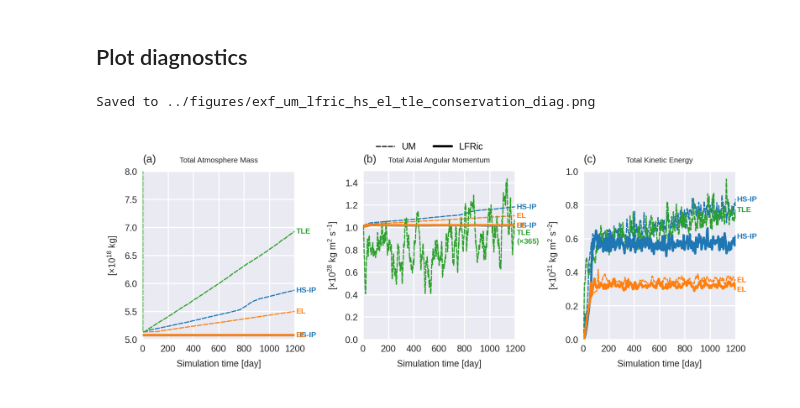
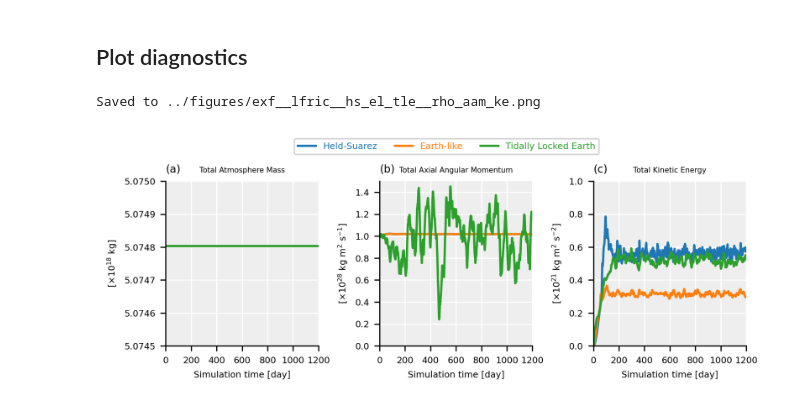
Before and after one commit to dennissergeev/lfric_exo_bench_code, a Jupyter notebook: src/scripts/Conservation-Diags.ipynb, the cells around one changed output. Drawn from its saved outputs; the diff is of its cells as text; code cells hidden in the pictures.

```diff
--- a/src/scripts/Conservation-Diags.ipynb
+++ b/src/scripts/Conservation-Diags.ipynb
@@ -102,7 +100,7 @@ def load_conservation_diag(fnames, convert_to_iris=True):
 SIM_CASES = {
     "hs": {
         "title": "Held-Suarez",
-        "short_title": "HS-IP",
+        "short_title": "HS",  # -IP
         "planet": "earth",
         "kw_plt": {"color": "C0"},
     },
@@ -122,14 +120,14 @@ SIM_CASES = {
 }
 
 MODELS = {
-    "um": {
-        "title": "UM",
-        "timestep": 1200,
-        "get_data": lambda sim_label: load_conservation_diag(
-            (paths.results_raw_um / sim_label).glob("*/conservation_diag.dat")
-        ),
-        "kw_plt": {"linestyle": "--", "dash_capstyle": "round", "linewidth": 0.75},
-    },
+    # "um": {
+    #     "title": "UM",
+    #     "timestep": 1200,
+    #     "get_data": lambda sim_label: load_conservation_diag(
+    #         (paths.results_raw_um / sim_label).glob("*/conservation_diag.dat")
+    #     ),
+    #     "kw_plt": {"linestyle": "--", "dash_capstyle": "round", "linewidth": 0.75},
+    # },
     "lfric": {
         "title": "LFRic",
         "timestep": 1800,
@@ -156,7 +154,7 @@ DIAGS = {
     "rho": {
         "name": "total_atmosphere_mass",
         "tex_units": r"$10^{18}$ $kg$",
-        "lim": [5, 8],
+        "lim": [5.0745, 5.075],
     },
     "aam": {
         "name": "total_axial_angular_momentum",
@@ -170,63 +168,78 @@ DIAGS = {
     },
 }
 # %%
-fig = plt.figure(figsize=(7, 2))
-axd = fig.subplot_mosaic([DIAGS.keys()], gridspec_kw={"wspace": 0.45}, sharex=True)
+fig = plt.figure(figsize=(7, 2), tight_layout=True)
+# fig.suptitle("Conservation diagnostics", y=1.15)
+axd = fig.subplot_mosaic([DIAGS.keys()], gridspec_kw={"wspace": 0.4}, sharex=True)
 iletters = subplot_label_generator()
 for ax in axd.values():
     ax.set_title(f"({next(iletters)})", loc="left")
 
 for model_key, model_prop in MODELS.items():
+    # if model_key == "lfric":
+        # continue
     for diag_key, diag_prop in DIAGS.items():
         ax = axd[diag_key]
-        ax.set_title(capitalise(diag_prop["name"]), size="small")
+        ax.set_title(qplt.capitalise(diag_prop["name"]), size="small")
         ax.set_ylim(diag_prop["lim"])
         ax.set_ylabel(rf"[$\times${diag_prop['tex_units']}]")
         ax.set_xlim(0, 1200)
         ax.set_xticks(np.arange(0, 1201, 200), dtype=int)
         if ax.get_subplotspec().is_last_row():
             ax.set_xlabel("Simulation time [day]")
         ax.spines["right"].set_visible(False)
         ax.spines["top"].set_visible(False)
+        ax.grid(color="w")
+        ax.set_facecolor("#EEEEEE")
 
         for sim_label, sim_prop in SIM_CASES.items():
+            # if sim_label == "tle":
+                # continue
             try:
                 cube = runs[model_key][sim_label].extract_cube(diag_prop["name"])
-            except KeyError:
+            except KeyError as e:
+                print(e)
                 continue
             cube.convert_units(tex2cf_units(diag_prop["tex_units"]))
             days = cube.coord("timestep").points * model_prop["timestep"] / 86400
             if sim_label == "tle" and diag_key == "aam":
                 factor = 365
                 extra_note = "\n" + rf"($\times${factor})"
             else:
                 factor = 1
                 extra_note = ""
             x = days
             y = cube.data * factor
             ax.plot(x, y, **sim_prop["kw_plt"], **model_prop["kw_plt"])
-            ax.annotate(
-                text=sim_prop["short_title"] + extra_note,
-                xy=(x[-1], y[-1]),
-                xytext=(1, 0),
-                textcoords="offset points",
-                va="center",
-                color=sim_prop["kw_plt"]["color"],
-                fontsize="small",
-                weight="bold",
-            )
+            # ax.annotate(
+            #     text=sim_prop["short_title"] + extra_note,
+            #     xy=(x[-1], y[-1]),
+            #     xytext=(1, 0),
+            #     textcoords="offset points",
+            #     va="center",
+            #     color=sim_prop["kw_plt"]["color"],
+            #     fontsize="small",
+            #     weight="bold",
+            # )
 add_custom_legend(
     fig,
-    {v["title"]: {"color": "k", **v["kw_plt"]} for v in MODELS.values()},
+    {v["title"]: {**v["kw_plt"]} for v in SIM_CASES.values()},
     ncol=len(SIM_CASES),
     loc="upper center",
-    bbox_to_anchor=(0.5, 1.05),
+    bbox_to_anchor=(0.5, 1.1),
 )
+# add_custom_legend(
+#     fig,
+#     {v["title"]: {"color": "k", **v["kw_plt"]} for v in MODELS.values()},
+#     ncol=len(MODELS),
+#     loc="upper center",
+#     bbox_to_anchor=(0.5, 1.1),
+# )
 figsave(
-fig,
-paths.figures
-/ f"exf_{'_'.join(MODELS.keys())}_{'_'.join(SIM_CASES.keys())}_conservation_diag",
+    fig,
+    paths.figures
+    / f"exf__{'_'.join(MODELS.keys())}__{'_'.join(SIM_CASES.keys())}__{'_'.join(DIAGS.keys())}",
 )
 # %% [output]
-Saved to ../figures/exf_um_lfric_hs_el_tle_conservation_diag.png
+Saved to ../figures/exf__lfric__hs_el_tle__rho_aam_ke.png
-[figure, old version]
+[figure, new version]
```
Also changed, not shown: parts of 6 cells of this notebook, 2 other files.
